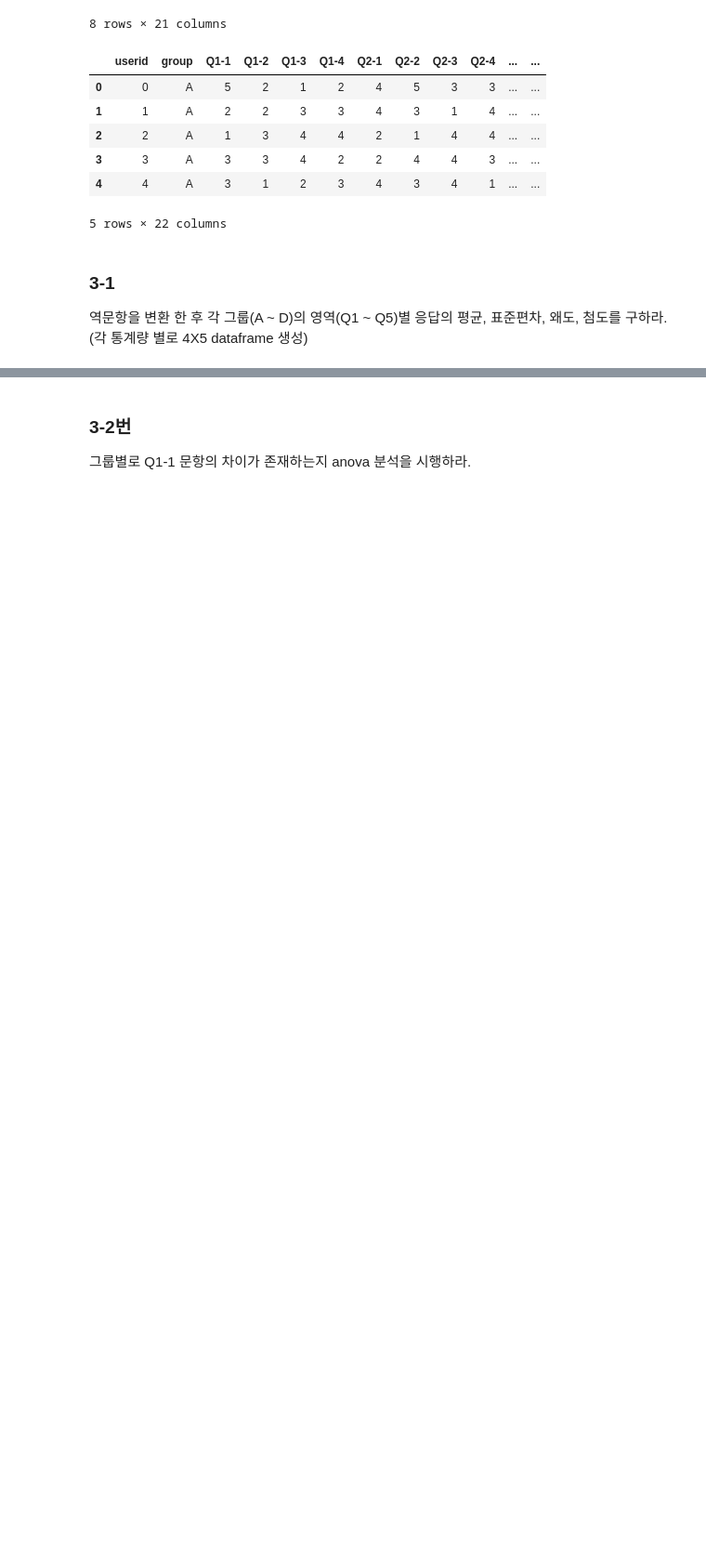
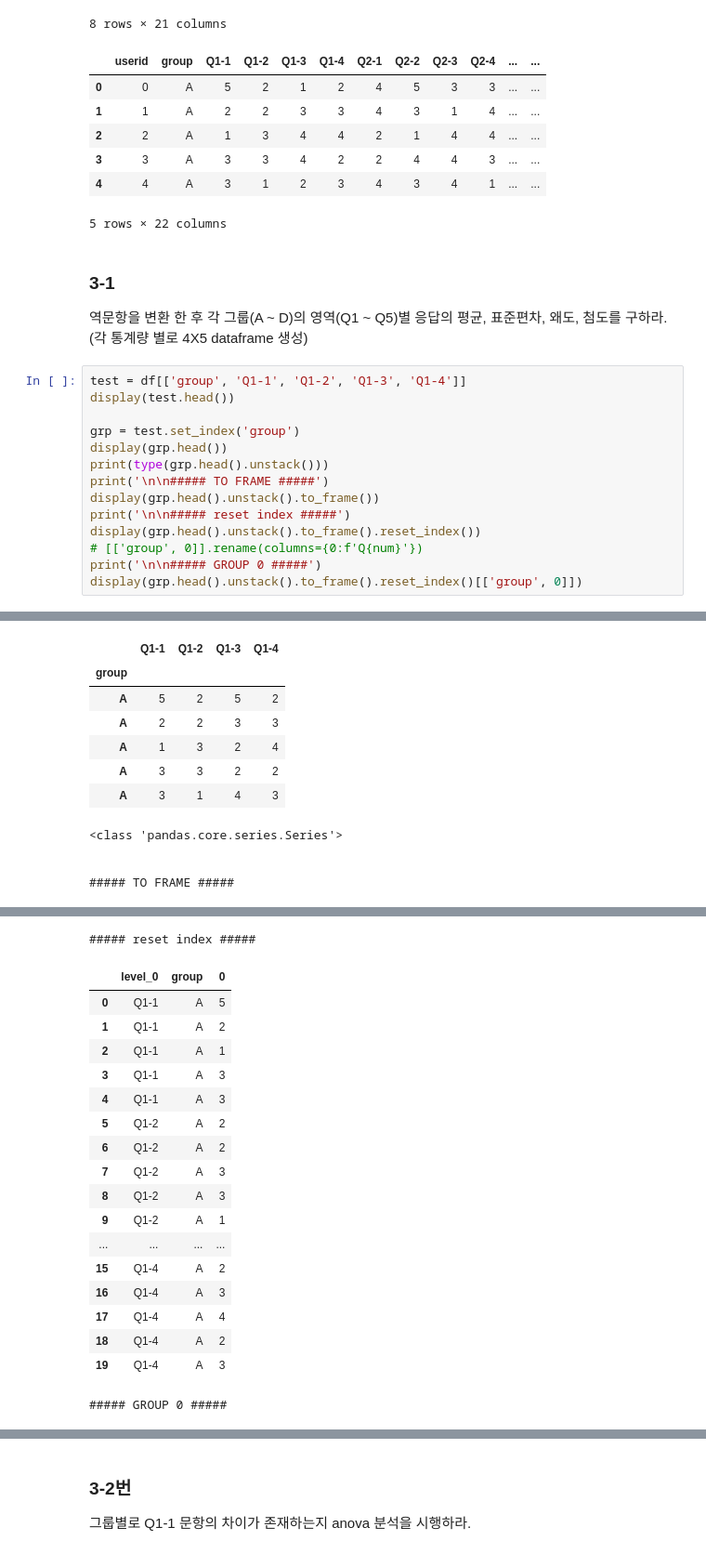
Before and after one commit to johyunkang/adp_certificate, a Jupyter notebook: adp_17.ipynb, the cells around one changed output, grey strips where cells are left out. Shown at 93% size. Saved outputs shown, nothing was run; the diff lists cells and outputs as text; blank space fills up the shorter version.

```diff
--- a/adp_17.ipynb
+++ b/adp_17.ipynb
@@ -726,3 +727,18 @@ None
 # %% [markdown]
 ### 3-1
 역문항을 변환 한 후 각 그룹(A ~ D)의 영역(Q1 ~ Q5)별 응답의 평균, 표준편차, 왜도, 첨도를 구하라. (각 통계량 별로 4X5 dataframe 생성)
+# %%
+test = df[['group', 'Q1-1', 'Q1-2', 'Q1-3', 'Q1-4']]
+display(test.head())
+
+grp = test.set_index('group')
+display(grp.head())
+print(type(grp.head().unstack()))
+print('\n\n##### TO FRAME #####')
+display(grp.head().unstack().to_frame())
+print('\n\n##### reset index #####')
+display(grp.head().unstack().to_frame().reset_index())
+# [['group', 0]].rename(columns={0:f'Q{num}'})
+print('\n\n##### GROUP 0 #####')
+display(grp.head().unstack().to_frame().reset_index()[['group', 0]])
+# %% [output]
@@ -728,0 +751,11 @@ None
+|  | Q1-1 | Q1-2 | Q1-3 | Q1-4 |
+| group |  |  |  |  |
+| A | 5 | 2 | 5 | 2 |
+| A | 2 | 2 | 3 | 3 |
+| A | 1 | 3 | 2 | 4 |
+| A | 3 | 3 | 2 | 2 |
+| A | 3 | 1 | 4 | 3 |
+<class 'pandas.core.series.Series'>
+
+
+##### TO FRAME #####
@@ -728,0 +780,19 @@ None
+##### reset index #####
+|  | level_0 | group | 0 |
+| 0 | Q1-1 | A | 5 |
+| 1 | Q1-1 | A | 2 |
+| 2 | Q1-1 | A | 1 |
+| 3 | Q1-1 | A | 3 |
+| 4 | Q1-1 | A | 3 |
+| 5 | Q1-2 | A | 2 |
+| 6 | Q1-2 | A | 2 |
+| 7 | Q1-2 | A | 3 |
+| 8 | Q1-2 | A | 3 |
+| 9 | Q1-2 | A | 1 |
+| ... | ... | ... | ... |
+| 15 | Q1-4 | A | 2 |
+| 16 | Q1-4 | A | 3 |
+| 17 | Q1-4 | A | 4 |
+| 18 | Q1-4 | A | 2 |
+| 19 | Q1-4 | A | 3 |
+##### GROUP 0 #####
```
Also changed, not shown: parts of 9 cells of this notebook.
